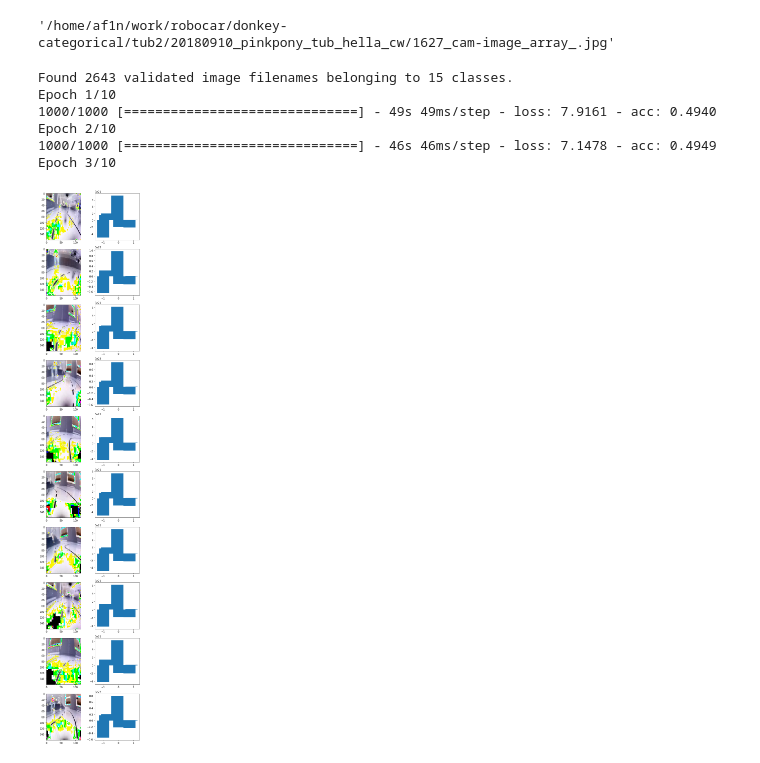
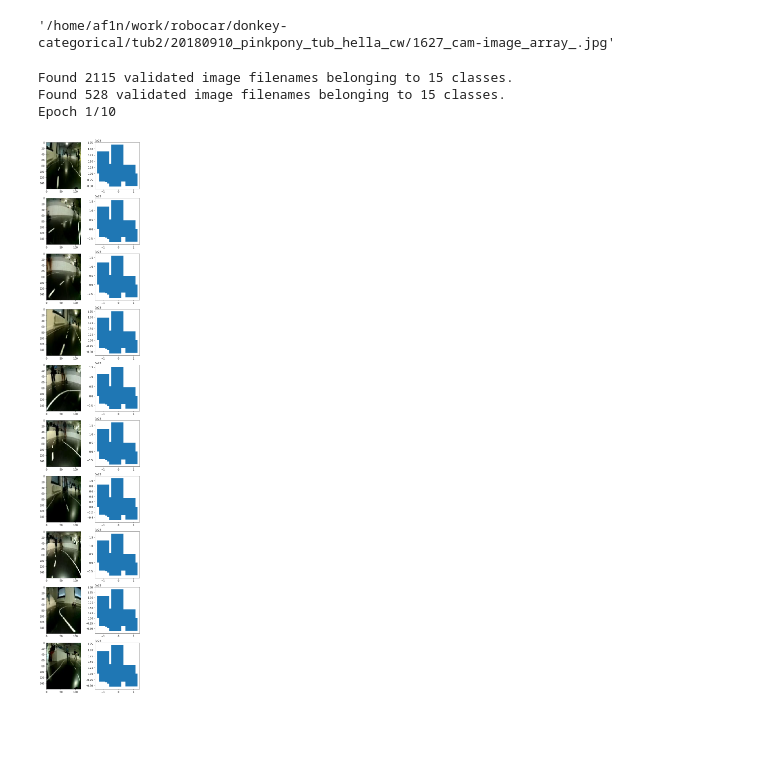
Before and after one commit to DiyAI-robocar/AISummerSchoolAMS2019, a Jupyter notebook: jupyter/Train donkey car.ipynb, the cells around one changed output. Saved outputs shown, nothing was run; the diff lists cells and outputs as text; code cells hidden in the pictures; blank space fills up the shorter version.

Commit message:
added val_loss monitoring

```diff
--- a/jupyter/Train donkey car.ipynb
+++ b/jupyter/Train donkey car.ipynb
@@ -124,23 +124,24 @@ model.add(Dense(50, activation='linear'))
 model.add(Dropout(rate=.1))
 model.add(Dense(15, activation='linear'))
 
-model.compile(optimizers.rmsprop(lr=2, decay=0.5), loss="categorical_crossentropy", metrics=["accuracy"])
+#model.compile(optimizers.rmsprop(lr=2, decay=0.5), loss="categorical_crossentropy", metrics=["accuracy"])
+model.compile('adam', loss="categorical_crossentropy")
 # Set callback functions to early stop training and save the best model so far
-callbacks = [EarlyStopping(monitor='acc', patience=10),
-             ModelCheckpoint(filepath=MODEL_SAVE_PATH, monitor='acc', save_best_only=True)]
+callbacks = [EarlyStopping(monitor='val_loss', patience=10),
+             ModelCheckpoint(filepath=MODEL_SAVE_PATH, monitor='val_loss', verbose=True, save_best_only=True, mode='min')]
 # %%
 # Augumenting data slows down training
 # datagen=ImageDataGenerator(rotation_range=15, width_shift_range=0.5, height_shift_range=0.05)
-datagen=ImageDataGenerator()
-train_generator=datagen.flow_from_dataframe(dataframe=samples, x_col="img", y_col="angle", class_mode="categorical", classes=classes, target_size=(IMAGE_INPUT_WIDTH,IMAGE_INPUT_HEIGHT), batch_size=32)
-model.fit_generator(callbacks=callbacks, generator=train_generator, steps_per_epoch=1000, epochs=10)
+steps_per_epoch=10000
+validation_split=0.2
+datagen=ImageDataGenerator(validation_split=validation_split)
+train_generator=datagen.flow_from_dataframe(dataframe=samples, x_col="img", y_col="angle", class_mode="categorical", classes=classes, target_size=(IMAGE_INPUT_WIDTH,IMAGE_INPUT_HEIGHT), batch_size=32, subset='training')
+validation_generator=datagen.flow_from_dataframe(dataframe=samples, x_col="img", y_col="angle", class_mode="categorical", classes=classes, target_size=(IMAGE_INPUT_WIDTH,IMAGE_INPUT_HEIGHT), batch_size=32, subset='validation')
+model.fit_generator(verbose=1, callbacks=callbacks, generator=train_generator, validation_data=validation_generator, steps_per_epoch=steps_per_epoch, epochs=10, validation_steps=steps_per_epoch * validation_split, max_queue_size=1024, workers=2, use_multiprocessing=False)
 # %% [output]
-Found 2643 validated image filenames belonging to 15 classes.
+Found 2115 validated image filenames belonging to 15 classes.
+Found 528 validated image filenames belonging to 15 classes.
 Epoch 1/10
-1000/1000 [==============================] - 49s 49ms/step - loss: 7.9161 - acc: 0.4940
-Epoch 2/10
-1000/1000 [==============================] - 46s 46ms/step - loss: 7.1478 - acc: 0.4949
-Epoch 3/10
 # %%
 %matplotlib inline
 import matplotlib.pyplot as plt
@@ -149,12 +150,13 @@ import numpy as np
 # %%
 images=next(train_generator)[0]
 predictions=model.predict(images)
+images=images.astype('uint8')
 
 fig, ax = plt.subplots(nrows=10, ncols=2, figsize=(7,40))
 rowid=0
 for row in ax:
     row[0].imshow(images[rowid])
     row[1].bar(np.arange(-1,1,2/15), predictions[rowid])
     rowid=rowid+1
 # %% [output]
-[figure, old version]
+[figure, new version]
```
